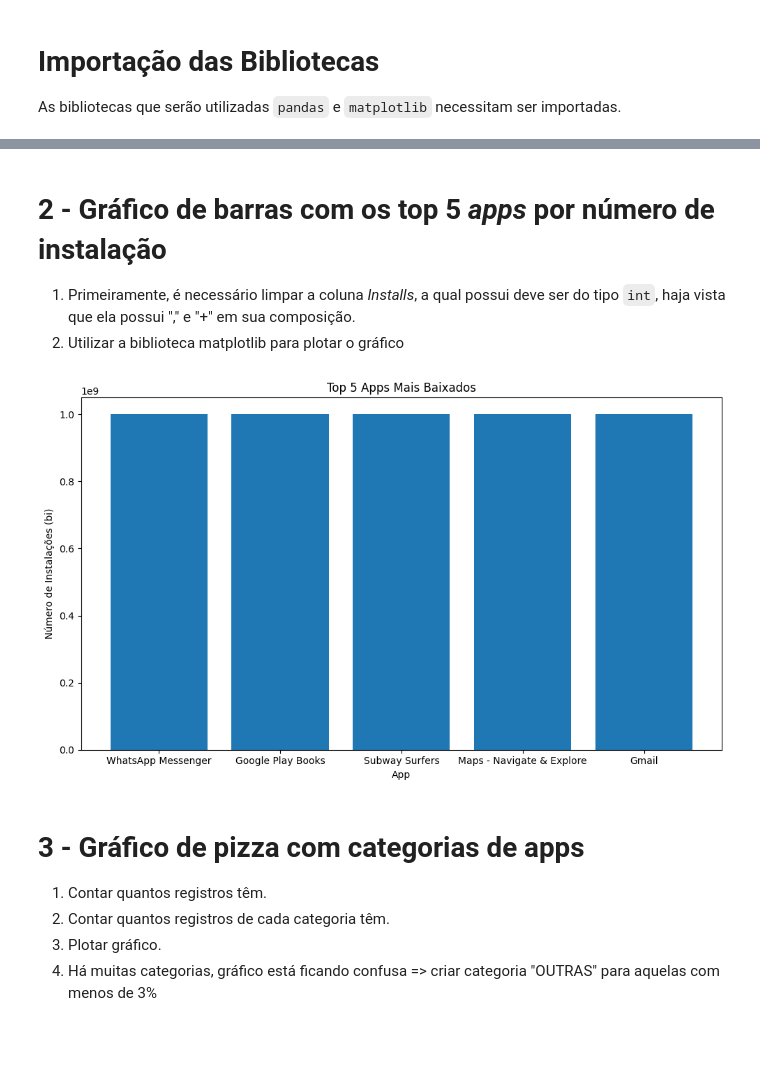
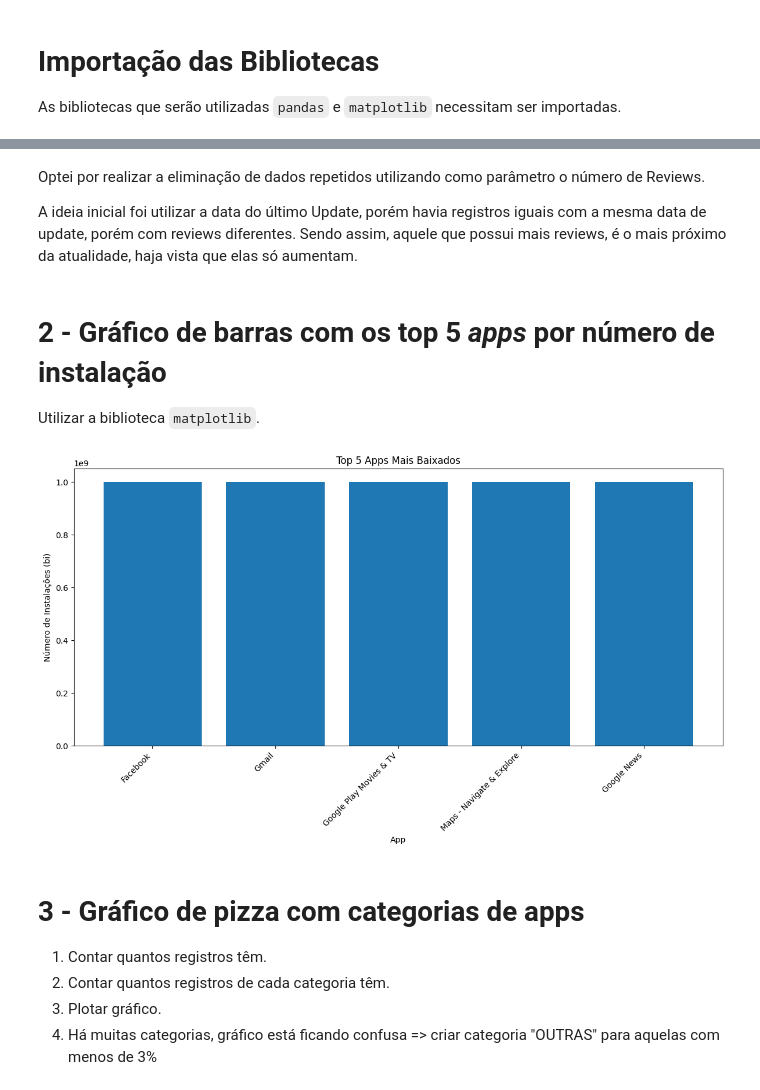
Before and after one commit to ArturMariano13/data-analytics-compass-pb, a Jupyter notebook: Sprint 3/desafio/script.IPYNB, the cells around one changed output, grey strips where cells are left out. Cells and saved outputs as stored; diff of their text form; code cells hidden in the pictures; blank space fills up the shorter version.

```diff
--- a/Sprint 3/desafio/script.IPYNB
+++ b/Sprint 3/desafio/script.IPYNB
@@ -42,0 +202,4 @@ df = df.drop_duplicates(subset='App', keep='first')
+# %%
+df['Installs'] = df['Installs'].replace('[\+,]', '', regex=True).astype('Int64')
+
+df.info()
@@ -42,0 +249,4 @@ df = df.drop_duplicates(subset='App', keep='first')
+# %%
+df['Price'] = df['Price'].replace('[\$,]', '', regex=True).astype('Float64')
+
+df.info()
@@ -42,0 +379,2 @@ df = df.drop_duplicates(subset='App', keep='first')
+# %%
+df['Type'] = df['Price'].apply(lambda x: 'Free' if x == 0.0 else 'Paid')
@@ -42,0 +407,10 @@ df = df.drop_duplicates(subset='App', keep='first')
+# %%
+df = df.sort_values(by='Reviews', ascending=False)
+
+# Remover duplicatas baseando-se na coluna 'App', mantendo a linha com a data de atualização mais recente
+dfNoDup = df.drop_duplicates(subset='App', keep='first')
+
+# Resetar o índice (opcional, mas recomendado para melhor visualização)
+df = df.reset_index(drop=True)
+
+dfNoDup.info()
@@ -43,23 +438,27 @@ df = df.drop_duplicates(subset='App', keep='first')
+# %% [markdown]
+Optei por realizar a eliminação de dados repetidos utilizando como parâmetro o número de Reviews.
+
+A ideia inicial foi utilizar a data do último Update, porém havia registros iguais com a mesma data de update, porém com reviews diferentes. Sendo assim, aquele que possui mais reviews, é o mais próximo da atualidade, haja vista que elas só aumentam.
 # %% [markdown]
 # 2 - Gráfico de barras com os top 5 *apps* por número de instalação
-1. Primeiramente, é necessário limpar a coluna *Installs*, a qual possui deve ser do tipo `int`, haja vista que ela possui "," e "+" em sua composição.
-2. Utilizar a biblioteca matplotlib para plotar o gráfico
+Utilizar a biblioteca `matplotlib`.
 # %%
-top_5_apps = df.sort_values(by='Installs', ascending=False).head(5)
+top_5_apps = dfNoDup.sort_values(by='Installs', ascending=False).head(5)
 
 #print(top_5_apps)
 
-plt.figure(figsize=(10, 6))
+plt.figure(figsize=(12, 7))
 plt.bar(top_5_apps['App'], top_5_apps['Installs'])
 plt.xlabel('App')
 plt.ylabel('Número de Instalações (bi)')
 plt.title('Top 5 Apps Mais Baixados')
+plt.xticks(rotation=45, ha='right')
 plt.tight_layout()
 
 # Mostrar o gráfico
 plt.show()
 # %% [output]
-[figure, old version]
+[figure, new version]
 # %% [markdown]
 # 3 - Gráfico de pizza com categorias de apps
 1. Contar quantos registros têm.
```
Also changed, not shown: parts of 65 cells of this notebook, 12 other files.
